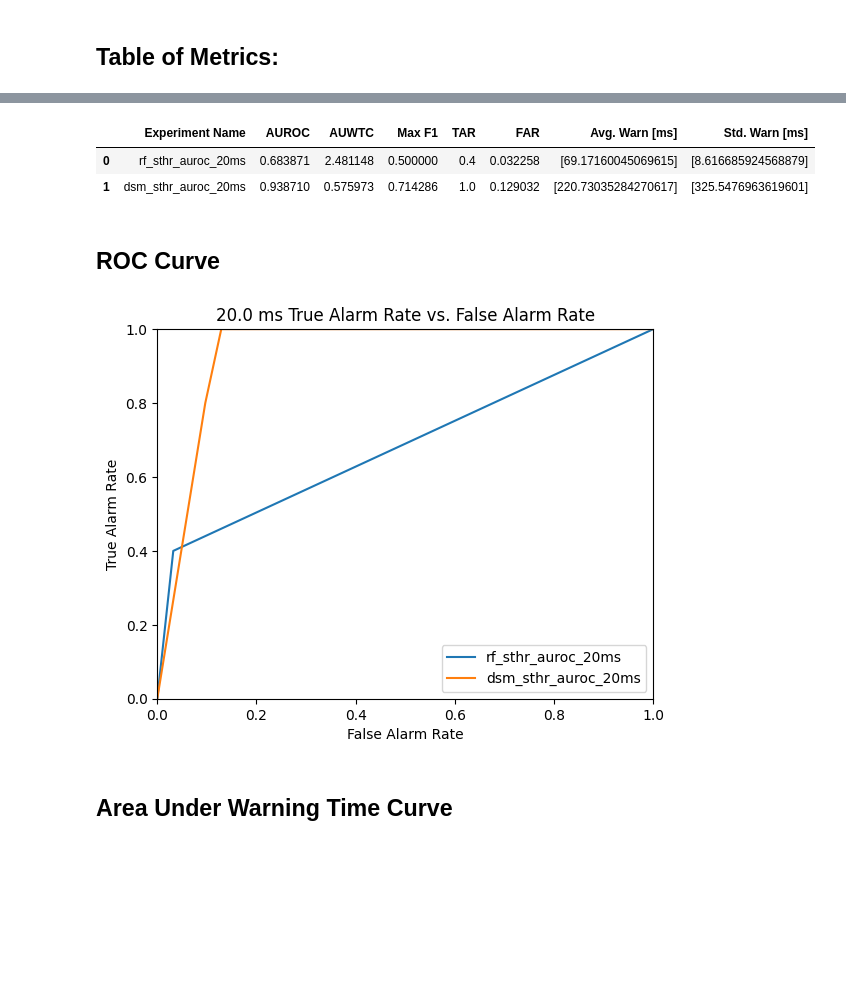
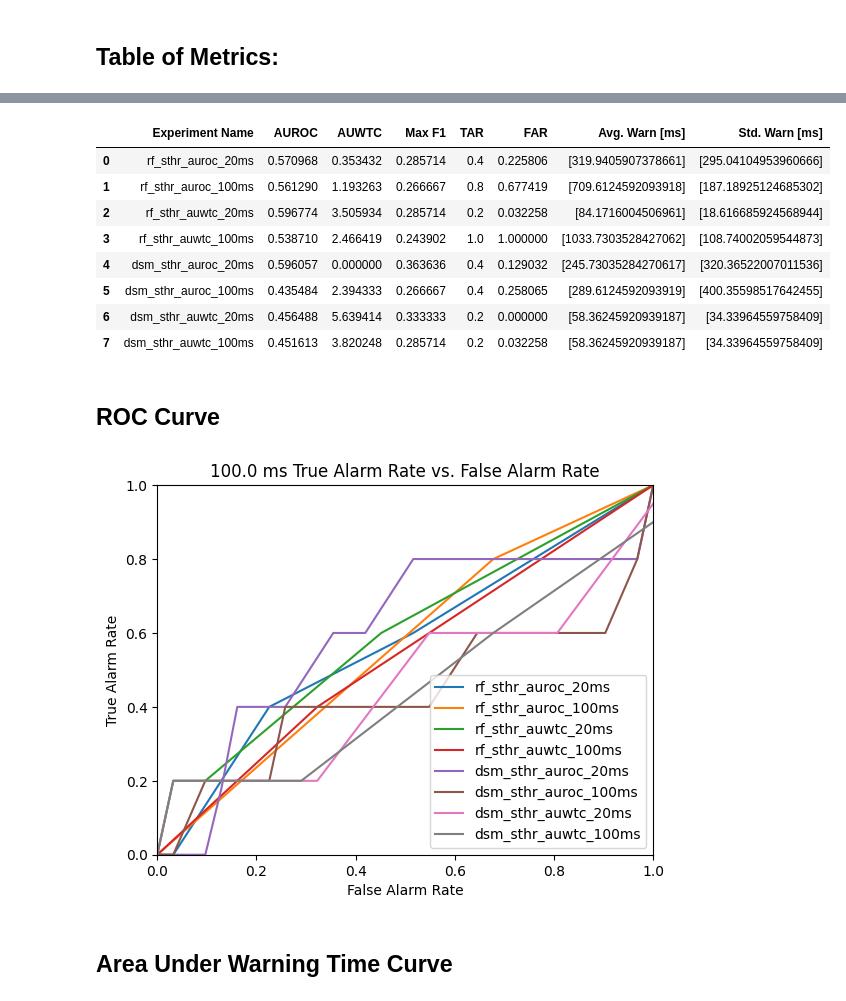
Before and after one commit to MIT-PSFC/disruption-survival-analysis, a Jupyter notebook: Run Experiments.ipynb, the cells around one changed output, grey strips where cells are left out. Saved outputs shown, nothing was run; the diff lists cells and outputs as text; code cells hidden in the pictures; blank space fills up the shorter version.

```diff
--- a/Run Experiments.ipynb
+++ b/Run Experiments.ipynb
@@ -8,7 +8,8 @@ from IPython.display import display
 from disruption_survival_analysis.sweep_config import create_experiment_groups, get_experiments
 
 
-from disruption_survival_analysis.plot_experiments import plot_auroc_timeslice_all_vs_horizon, plot_fpr_vs_threshold, plot_threshold_vs_fpr, plot_auroc_timeslice_shot_avg_vs_horizon, plot_warning_time_vs_false_alarm_rate, plot_roc_curve, plot_warning_time_vs_threshold
+from disruption_survival_analysis.plot_experiments import plot_auroc_timeslice_all_vs_horizon
+from disruption_survival_analysis.plot_experiments import plot_false_alarm_rate_vs_threshold, plot_threshold_vs_false_alarm_rate, plot_auroc_timeslice_shot_avg_vs_horizon, plot_warning_time_vs_false_alarm_rate, plot_roc_curve, plot_warning_time_vs_threshold
 from disruption_survival_analysis.plot_experiments import plot_risk_compare_models, plot_ettd_compare_models
 from disruption_survival_analysis.plot_experiments import plot_disruptive_vs_non_disruptive_shot_durations
 
@@ -19,9 +20,9 @@ dataset_path = 'test'
 
 # models, alarms, metrics, and minimum warning times to use
 models = ['rf', 'dsm']
-alarms = ['sthr']
-metrics = ['auroc']
-min_warning_times = [0.02]
+alarms = ['sthr', 'athr', 'hyst']
+metrics = ['auroc', 'auwtc']
+min_warning_times = [0.02, 0.1]
 
 # Load models and create experiments
 experiment_groups = create_experiment_groups(device, dataset_path, models, alarms, metrics, min_warning_times)
@@ -41,7 +49,7 @@ Loaded model from models/synthetic/test/dsm_sthr_auroc_20ms.pkl
 
 See how the models perform at the individual timeslice level across the entire database.
 # %%
-experiment_list = get_experiments(experiment_groups, ['auroc'])
+experiment_list = get_experiments(experiment_groups, ['sthr'])
 plot_auroc_timeslice_all_vs_horizon(experiment_list, disrupt_only=False)
 plot_auroc_timeslice_all_vs_horizon(experiment_list, disrupt_only=True)
 # %% [output]
@@ -50,7 +58,7 @@ plot_auroc_timeslice_all_vs_horizon(experiment_list, disrupt_only=True)
 # %% [markdown]
 ## Table of Metrics:
 # %%
-required_warning_time = 0.02
+required_warning_time = 0.1
 
 result_data = []
 for experiment in experiment_list:
@@ -70,12 +78,18 @@ Model Performance when Reqired Warning Time is 20.0 ms
 |  | Experiment Name | AUROC | AUWTC | Max F1 | TAR | FAR | Avg. Warn [ms] | Std. Warn [ms] |
-| 0 | rf_sthr_auroc_20ms | 0.683871 | 2.481148 | 0.500000 | 0.4 | 0.032258 | [69.17160045069615] | [8.616685924568879] |
-| 1 | dsm_sthr_auroc_20ms | 0.938710 | 0.575973 | 0.714286 | 1.0 | 0.129032 | [220.73035284270617] | [325.5476963619601] |
+| 0 | rf_sthr_auroc_20ms | 0.570968 | 0.353432 | 0.285714 | 0.4 | 0.225806 | [319.9405907378661] | [295.04104953960666] |
+| 1 | rf_sthr_auroc_100ms | 0.561290 | 1.193263 | 0.266667 | 0.8 | 0.677419 | [709.6124592093918] | [187.18925124685302] |
+| 2 | rf_sthr_auwtc_20ms | 0.596774 | 3.505934 | 0.285714 | 0.2 | 0.032258 | [84.1716004506961] | [18.616685924568944] |
+| 3 | rf_sthr_auwtc_100ms | 0.538710 | 2.466419 | 0.243902 | 1.0 | 1.000000 | [1033.7303528427062] | [108.74002059544873] |
+| 4 | dsm_sthr_auroc_20ms | 0.596057 | 0.000000 | 0.363636 | 0.4 | 0.129032 | [245.73035284270617] | [320.36522007011536] |
+| 5 | dsm_sthr_auroc_100ms | 0.435484 | 2.394333 | 0.266667 | 0.4 | 0.258065 | [289.6124592093919] | [400.35598517642455] |
+| 6 | dsm_sthr_auwtc_20ms | 0.456488 | 5.639414 | 0.333333 | 0.2 | 0.000000 | [58.36245920939187] | [34.33964559758409] |
+| 7 | dsm_sthr_auwtc_100ms | 0.451613 | 3.820248 | 0.285714 | 0.2 | 0.032258 | [58.36245920939187] | [34.33964559758409] |
 # %% [markdown]
 ## ROC Curve
 # %%
 plot_roc_curve(experiment_list, required_warning_time=required_warning_time)
 # %% [output]
-[figure, old version]
+[figure, new version]
 # %% [markdown]
 ## Area Under Warning Time Curve
 # %%
```
Also changed, not shown: parts of 6 cells of this notebook, 5 other files.
